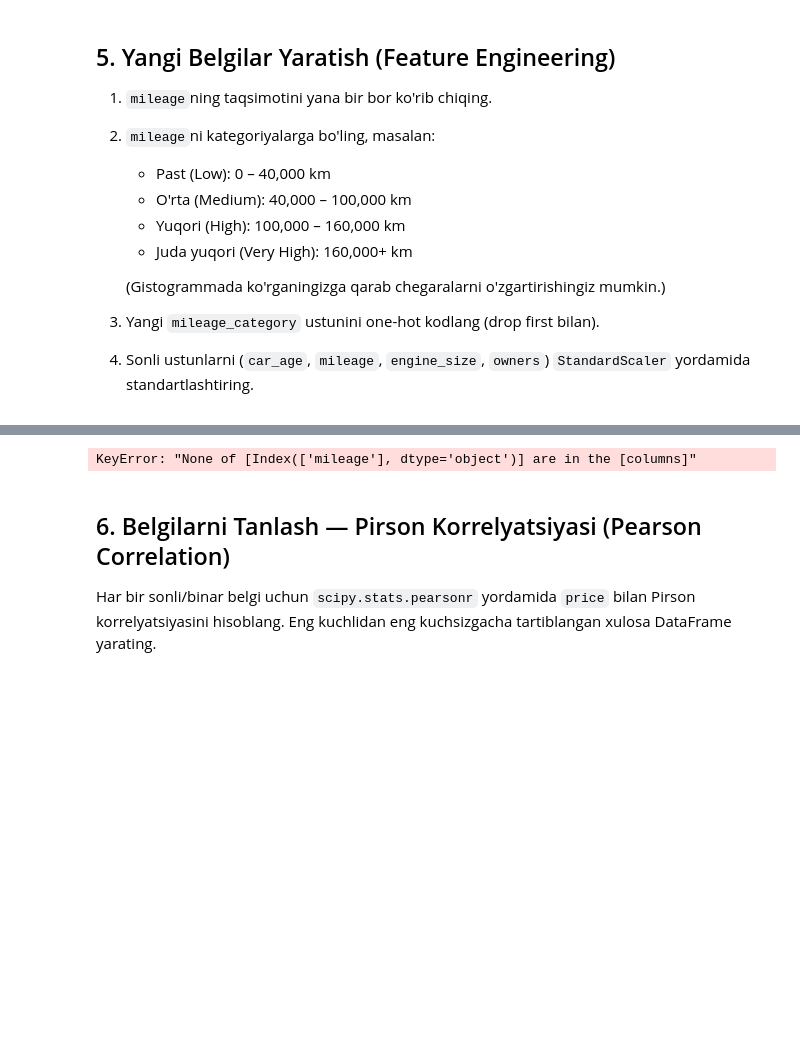
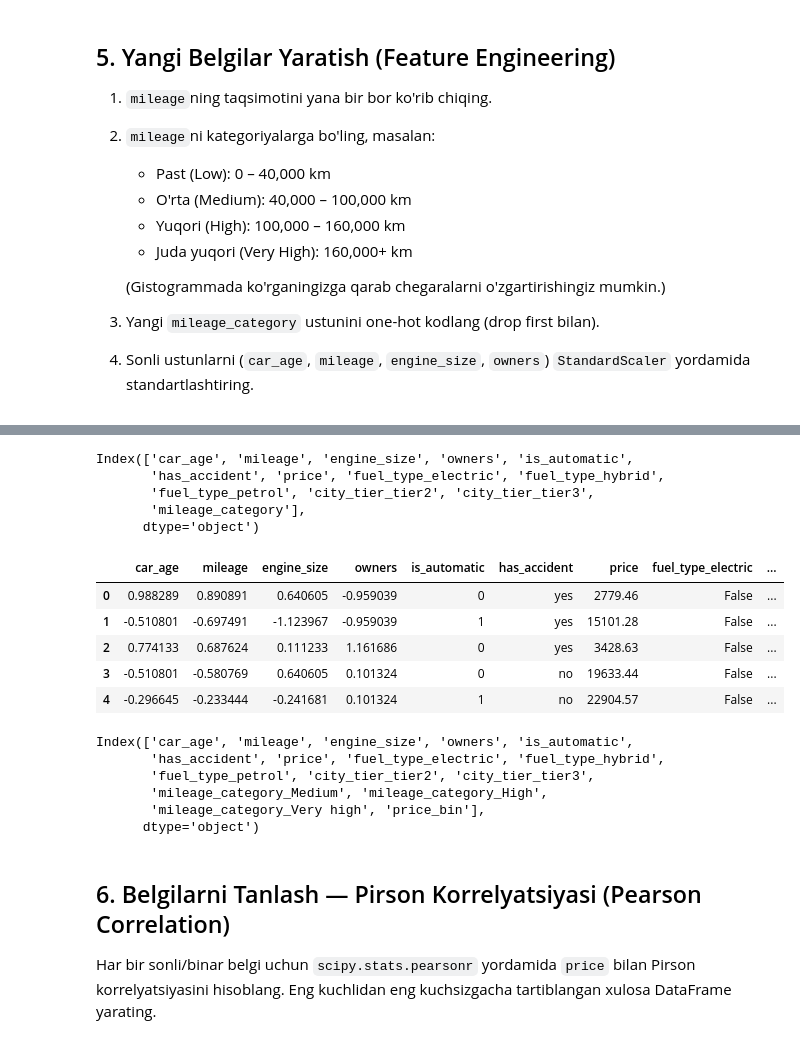
Before and after one commit to OydinZoidova/mlproject_car2, a Jupyter notebook: car_price_amaliyot.ipynb, the cells around one changed output, grey strips where cells are left out. Drawn from its saved outputs; the diff is of its cells as text; code cells hidden in the pictures; blank space fills up the shorter version.

```diff
--- a/car_price_amaliyot.ipynb
+++ b/car_price_amaliyot.ipynb
@@ -404,6 +482,8 @@ Index(['car_age', 'engine_size', 'owners', 'is_automatic', 'has_accident',
 # %%
 # TODO: pd.cut orqali mileage_category yarating
-df_cleaned['mileage_category']=pd.cut(df_cleaned['mileage'],
-                                 bins=[0,40000,100000,160000,float('inf')],
-                                 labels=['Low','Medium','High','Very high'])
+df_cleaned['mileage_category']=pd.cut(
+    df_cleaned['mileage'],
+    bins=[0,40000,100000,160000,float('inf')],
+    labels=['Low','Medium','High','Very high'])
+df_cleaned[['mileage','mileage_category']].head()
 # %% [output]
@@ -411,7 +496,29 @@ KeyError: 'mileage'
-# %%
-# TODO: mileage_category'ni one-hot kodlang
-df_cleaned=pd.get_dummies(df_cleaned,columns=['mileage'],drop_first=True)
-# %% [output]
-KeyError: "None of [Index(['mileage'], dtype='object')] are in the [columns]"
+# %%
+df_cleaned.columns
+# %% [output]
+Index(['car_age', 'mileage', 'engine_size', 'owners', 'is_automatic',
+       'has_accident', 'price', 'fuel_type_electric', 'fuel_type_hybrid',
+       'fuel_type_petrol', 'city_tier_tier2', 'city_tier_tier3',
+       'mileage_category'],
+      dtype='object')
+# %%
+df_cleaned = pd.get_dummies(df_cleaned, columns=['mileage_category'], drop_first=True)
+df_cleaned.head()
+# %% [output]
+|  | car_age | mileage | engine_size | owners | is_automatic | has_accident | price | fuel_type_electric | ... |
+| 0 | 0.988289 | 0.890891 | 0.640605 | -0.959039 | 0 | yes | 2779.46 | False | ... |
+| 1 | -0.510801 | -0.697491 | -1.123967 | -0.959039 | 1 | yes | 15101.28 | False | ... |
+| 2 | 0.774133 | 0.687624 | 0.111233 | 1.161686 | 0 | yes | 3428.63 | False | ... |
+| 3 | -0.510801 | -0.580769 | 0.640605 | 0.101324 | 0 | no | 19633.44 | False | ... |
+| 4 | -0.296645 | -0.233444 | -0.241681 | 0.101324 | 1 | no | 22904.57 | False | ... |
+# %%
+df_cleaned.columns
+# %% [output]
+Index(['car_age', 'mileage', 'engine_size', 'owners', 'is_automatic',
+       'has_accident', 'price', 'fuel_type_electric', 'fuel_type_hybrid',
+       'fuel_type_petrol', 'city_tier_tier2', 'city_tier_tier3',
+       'mileage_category_Medium', 'mileage_category_High',
+       'mileage_category_Very high', 'price_bin'],
+      dtype='object')
 # %%
 # TODO: car_age, mileage, engine_size, owners uchun StandardScaler
```
Also changed, not shown: parts of 37 cells of this notebook, 1 other file.
